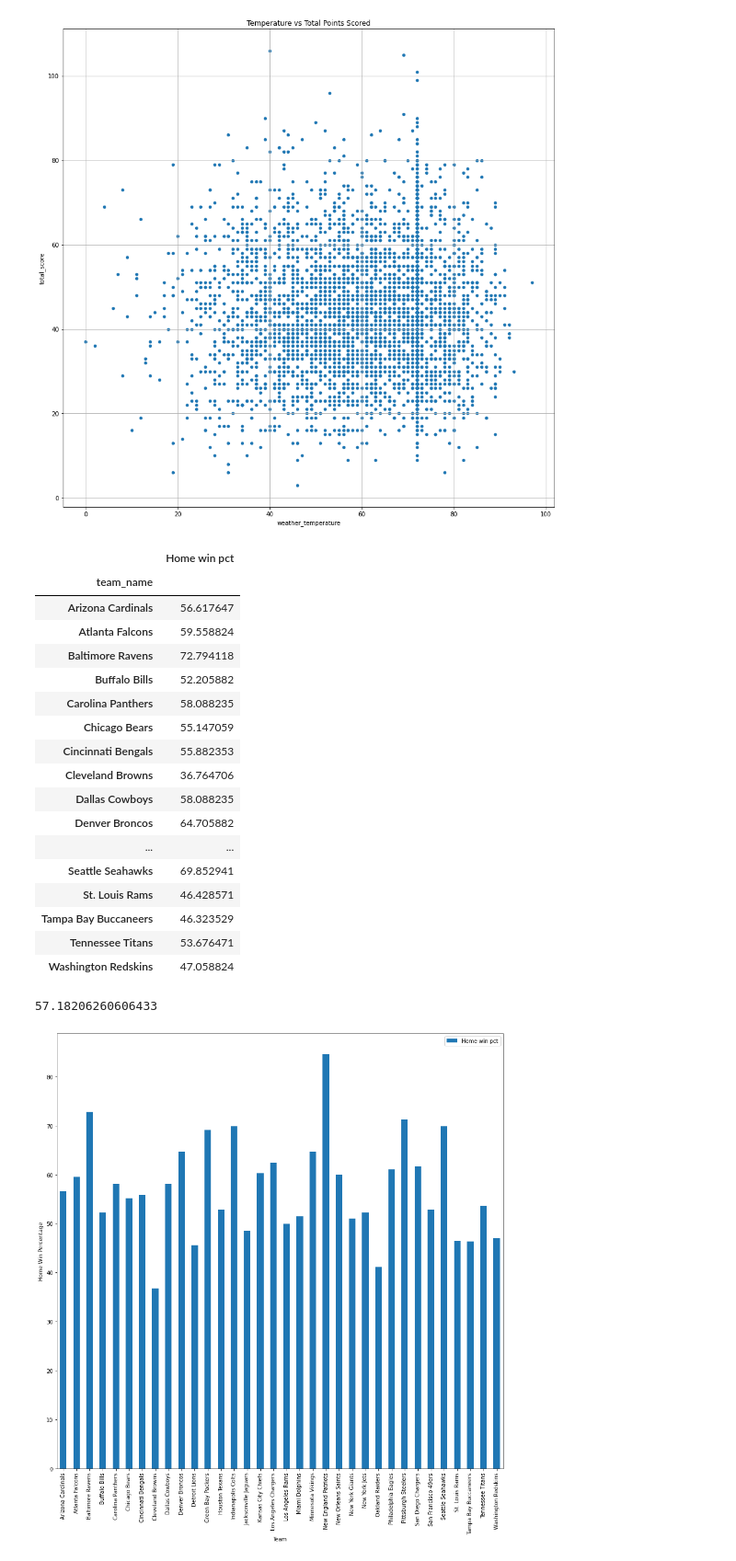
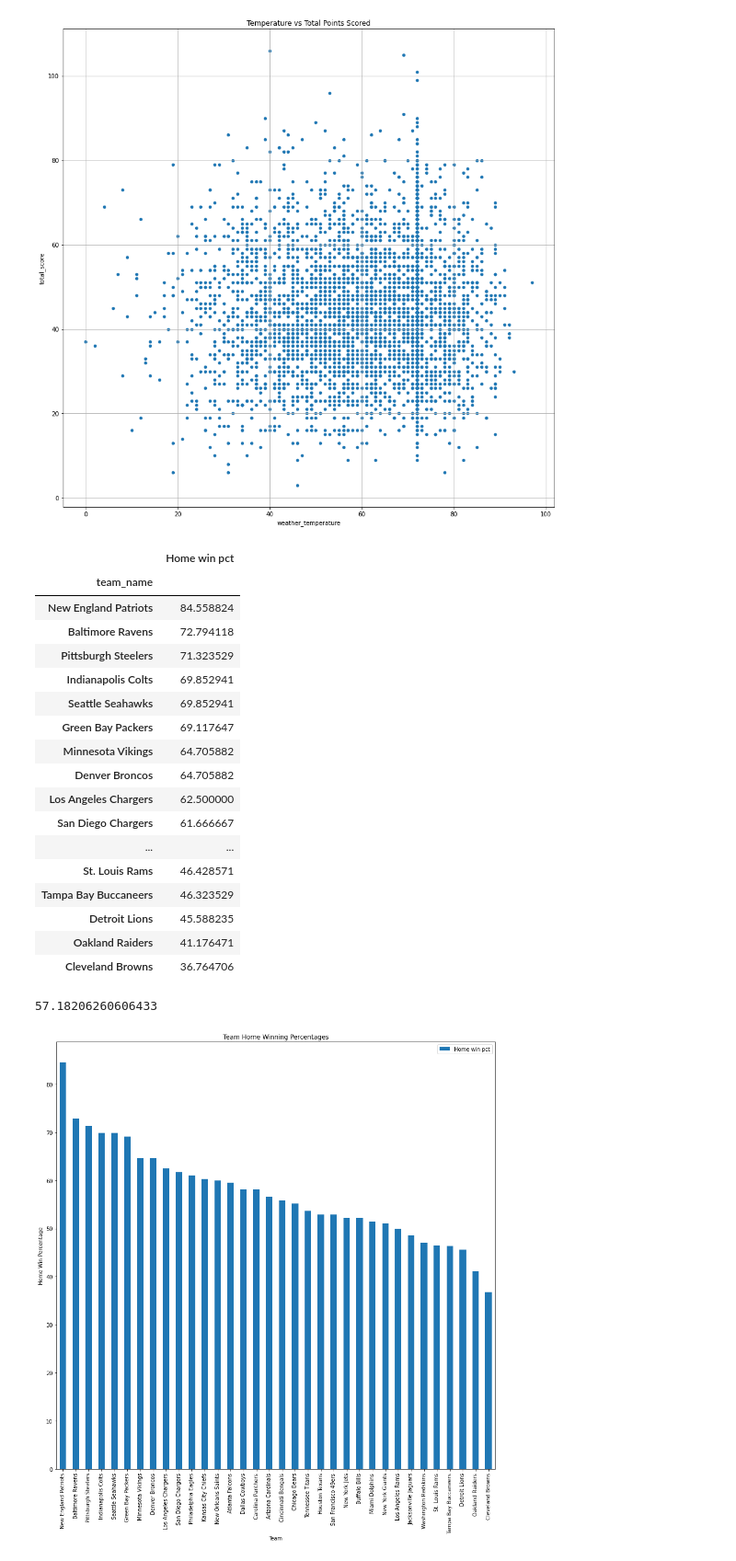
Before and after one commit to potterc22/Project1_TeamB, a Jupyter notebook: startercode.ipynb, the cells around one changed output. Shown at 92% size. Cells and saved outputs as stored; diff of their text form; code cells hidden in the pictures.

Commit message:
Sorted the Team Home Winning Percentages

```diff
--- a/startercode.ipynb
+++ b/startercode.ipynb
@@ -550,36 +527,37 @@ plt.show()
 # %%
 win_pct_bar = team_stats[['team_name', 'Home win pct']]
 win_pct_bar = win_pct_bar.set_index('team_name')
+win_pct_bar = win_pct_bar.sort_values('Home win pct', ascending=False)
 win_pct_bar
 # %% [output]
 |  | Home win pct |
 | team_name |  |
-| Arizona Cardinals | 56.617647 |
-| Atlanta Falcons | 59.558824 |
+| New England Patriots | 84.558824 |
 | Baltimore Ravens | 72.794118 |
-| Buffalo Bills | 52.205882 |
-| Carolina Panthers | 58.088235 |
-| Chicago Bears | 55.147059 |
-| Cincinnati Bengals | 55.882353 |
-| Cleveland Browns | 36.764706 |
-| Dallas Cowboys | 58.088235 |
+| Pittsburgh Steelers | 71.323529 |
+| Indianapolis Colts | 69.852941 |
+| Seattle Seahawks | 69.852941 |
+| Green Bay Packers | 69.117647 |
+| Minnesota Vikings | 64.705882 |
 | Denver Broncos | 64.705882 |
+| Los Angeles Chargers | 62.500000 |
+| San Diego Chargers | 61.666667 |
 | ... | ... |
-| Seattle Seahawks | 69.852941 |
 | St. Louis Rams | 46.428571 |
 | Tampa Bay Buccaneers | 46.323529 |
-| Tennessee Titans | 53.676471 |
-| Washington Redskins | 47.058824 |
+| Detroit Lions | 45.588235 |
+| Oakland Raiders | 41.176471 |
+| Cleveland Browns | 36.764706 |
 # %%
 nfl_home_win_pct = win_pct_bar['Home win pct'].mean()
 nfl_home_win_pct
 # %% [output]
 57.18206260606433
 # %%
-pct_graph = win_pct_bar.plot(kind='bar', figsize= (15,15))
+pct_graph = win_pct_bar.plot(kind='bar', figsize= (15,15), title='Team Home Winning Percentages')
 pct_graph.set_xlabel('Team')
 pct_graph.set_ylabel('Home Win Percentage')
 
 plt.show()
 # %% [output]
-[figure, old version]
+[figure, new version]
```
Also changed, not shown: parts of 4 cells of this notebook.
